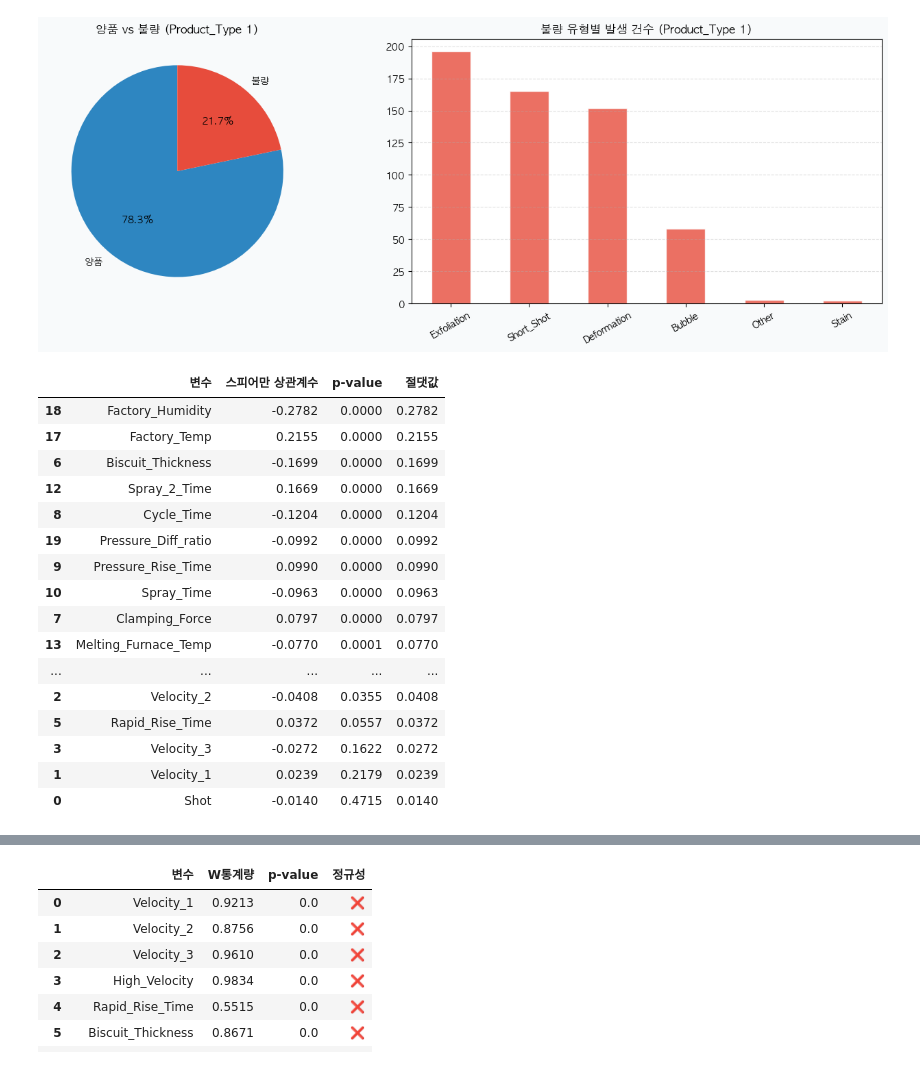
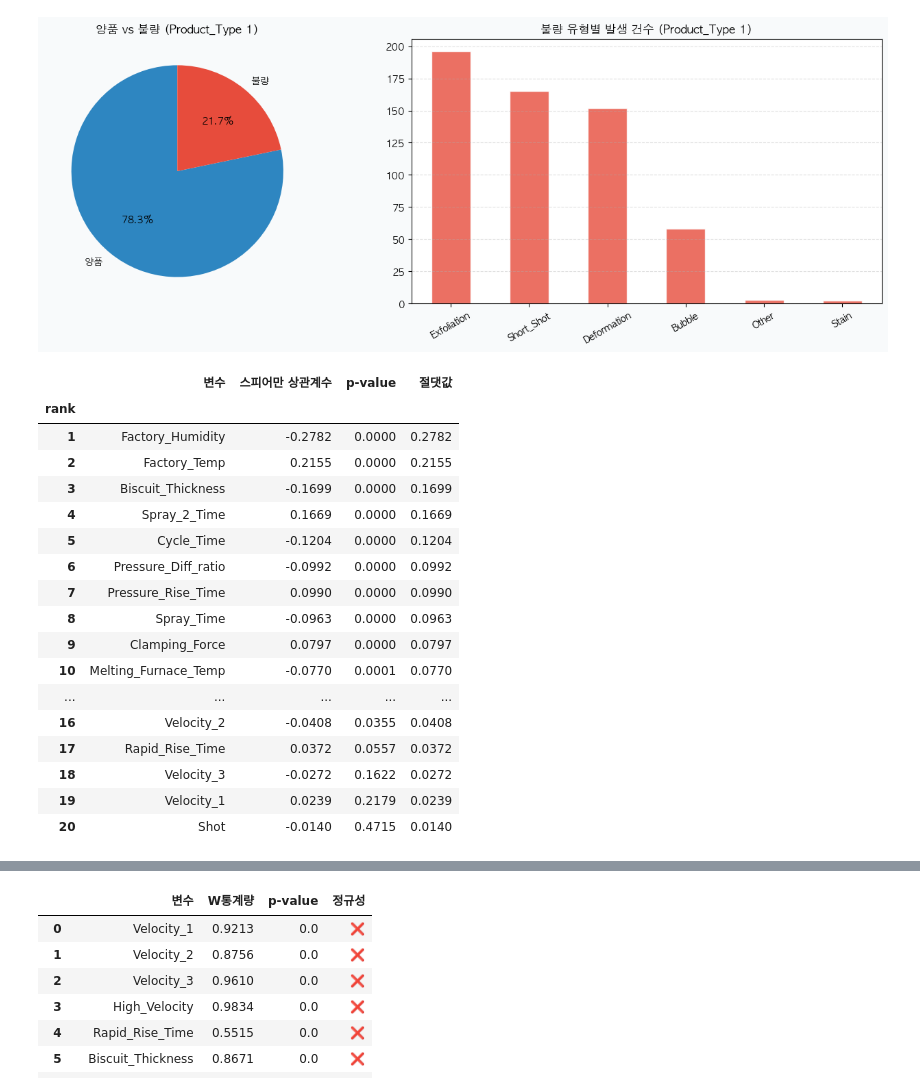
Before and after one commit to heeso0908/hotsix, a Jupyter notebook: notebooks/지소윤/통계.ipynb, the cells around one changed output, grey strips where cells are left out. Saved outputs shown, nothing was run; the diff lists cells and outputs as text; code cells hidden in the pictures.

```diff
--- a/notebooks/지소윤/통계.ipynb
+++ b/notebooks/지소윤/통계.ipynb
@@ -138,40 +138,43 @@ plt.show()
 # %%
 from scipy.stats import spearmanr
 
 exclude_cols = ['Defect_Status', 'Defect_Type', 'id', 'Product_Type','Velocity_minmax', 'Velocity_diff_1_2',
        'Velocity_diff_2_3', 'Velocity_diff_3_high', 'Pressure_Diff','Casting_Pressure','Cylinder_Pressure']
 
 results = []
 
 for col in type1_df.columns:
     if col in exclude_cols:
         continue
     clean = type1_df[[col, 'Defect_Status']].dropna()
     corr, p = spearmanr(clean[col], clean['Defect_Status'])
     results.append({
         '변수': col,
         '스피어만 상관계수': round(corr, 4),
         'p-value': round(p, 4),
         '절댓값': round(abs(corr), 4)
     })
 
 spearman_df = pd.DataFrame(results).sort_values('절댓값', ascending=False)
+spearman_df.insert(0, 'rank', range(1, len(spearman_df)+1))
+spearman_df = spearman_df.set_index("rank")
 display(spearman_df)
 # %% [output]
 |  | 변수 | 스피어만 상관계수 | p-value | 절댓값 |
-| 18 | Factory_Humidity | -0.2782 | 0.0000 | 0.2782 |
-| 17 | Factory_Temp | 0.2155 | 0.0000 | 0.2155 |
-| 6 | Biscuit_Thickness | -0.1699 | 0.0000 | 0.1699 |
-| 12 | Spray_2_Time | 0.1669 | 0.0000 | 0.1669 |
-| 8 | Cycle_Time | -0.1204 | 0.0000 | 0.1204 |
-| 19 | Pressure_Diff_ratio | -0.0992 | 0.0000 | 0.0992 |
-| 9 | Pressure_Rise_Time | 0.0990 | 0.0000 | 0.0990 |
-| 10 | Spray_Time | -0.0963 | 0.0000 | 0.0963 |
-| 7 | Clamping_Force | 0.0797 | 0.0000 | 0.0797 |
-| 13 | Melting_Furnace_Temp | -0.0770 | 0.0001 | 0.0770 |
+| rank |  |  |  |  |
+| 1 | Factory_Humidity | -0.2782 | 0.0000 | 0.2782 |
+| 2 | Factory_Temp | 0.2155 | 0.0000 | 0.2155 |
+| 3 | Biscuit_Thickness | -0.1699 | 0.0000 | 0.1699 |
+| 4 | Spray_2_Time | 0.1669 | 0.0000 | 0.1669 |
+| 5 | Cycle_Time | -0.1204 | 0.0000 | 0.1204 |
+| 6 | Pressure_Diff_ratio | -0.0992 | 0.0000 | 0.0992 |
+| 7 | Pressure_Rise_Time | 0.0990 | 0.0000 | 0.0990 |
+| 8 | Spray_Time | -0.0963 | 0.0000 | 0.0963 |
+| 9 | Clamping_Force | 0.0797 | 0.0000 | 0.0797 |
+| 10 | Melting_Furnace_Temp | -0.0770 | 0.0001 | 0.0770 |
 | ... | ... | ... | ... | ... |
-| 2 | Velocity_2 | -0.0408 | 0.0355 | 0.0408 |
-| 5 | Rapid_Rise_Time | 0.0372 | 0.0557 | 0.0372 |
-| 3 | Velocity_3 | -0.0272 | 0.1622 | 0.0272 |
-| 1 | Velocity_1 | 0.0239 | 0.2179 | 0.0239 |
-| 0 | Shot | -0.0140 | 0.4715 | 0.0140 |
+| 16 | Velocity_2 | -0.0408 | 0.0355 | 0.0408 |
+| 17 | Rapid_Rise_Time | 0.0372 | 0.0557 | 0.0372 |
+| 18 | Velocity_3 | -0.0272 | 0.1622 | 0.0272 |
+| 19 | Velocity_1 | 0.0239 | 0.2179 | 0.0239 |
+| 20 | Shot | -0.0140 | 0.4715 | 0.0140 |
```
Also changed, not shown: parts of 3 cells of this notebook, 5 other files.
